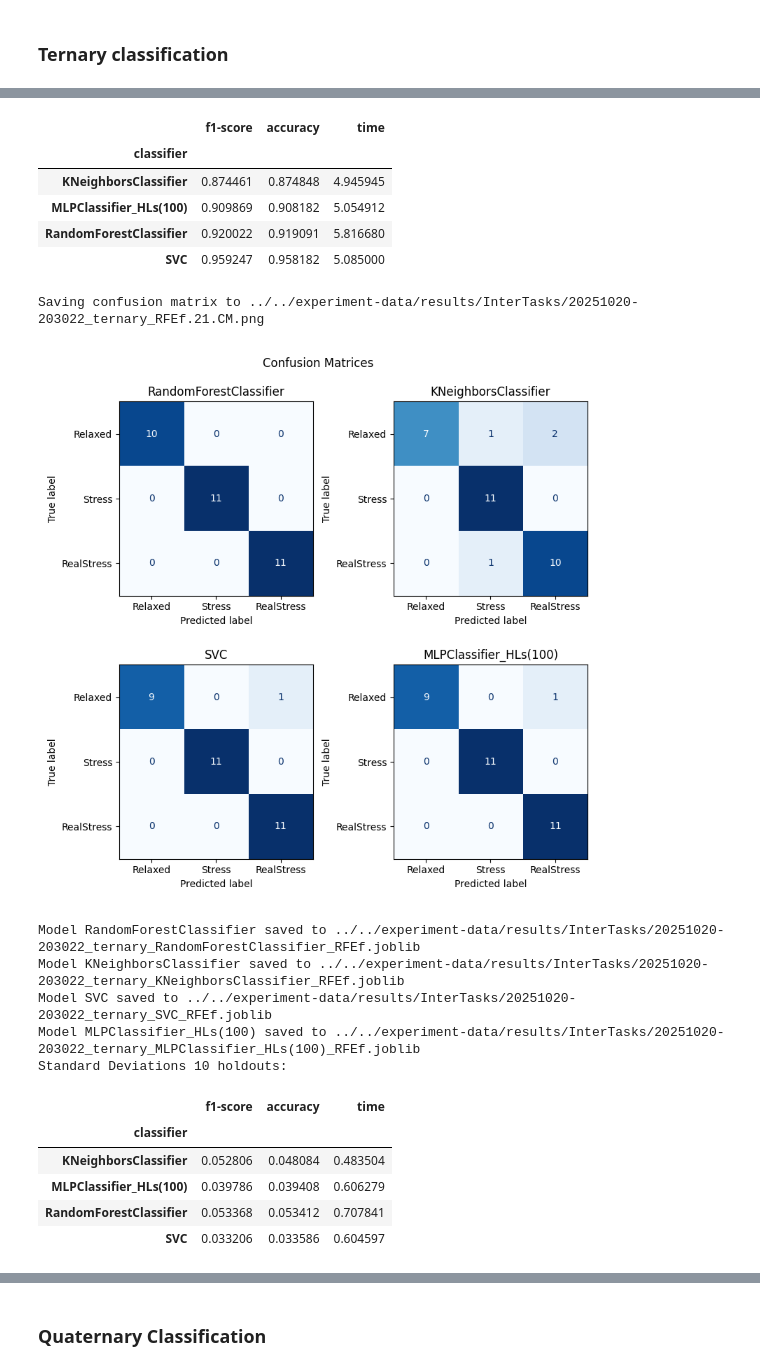
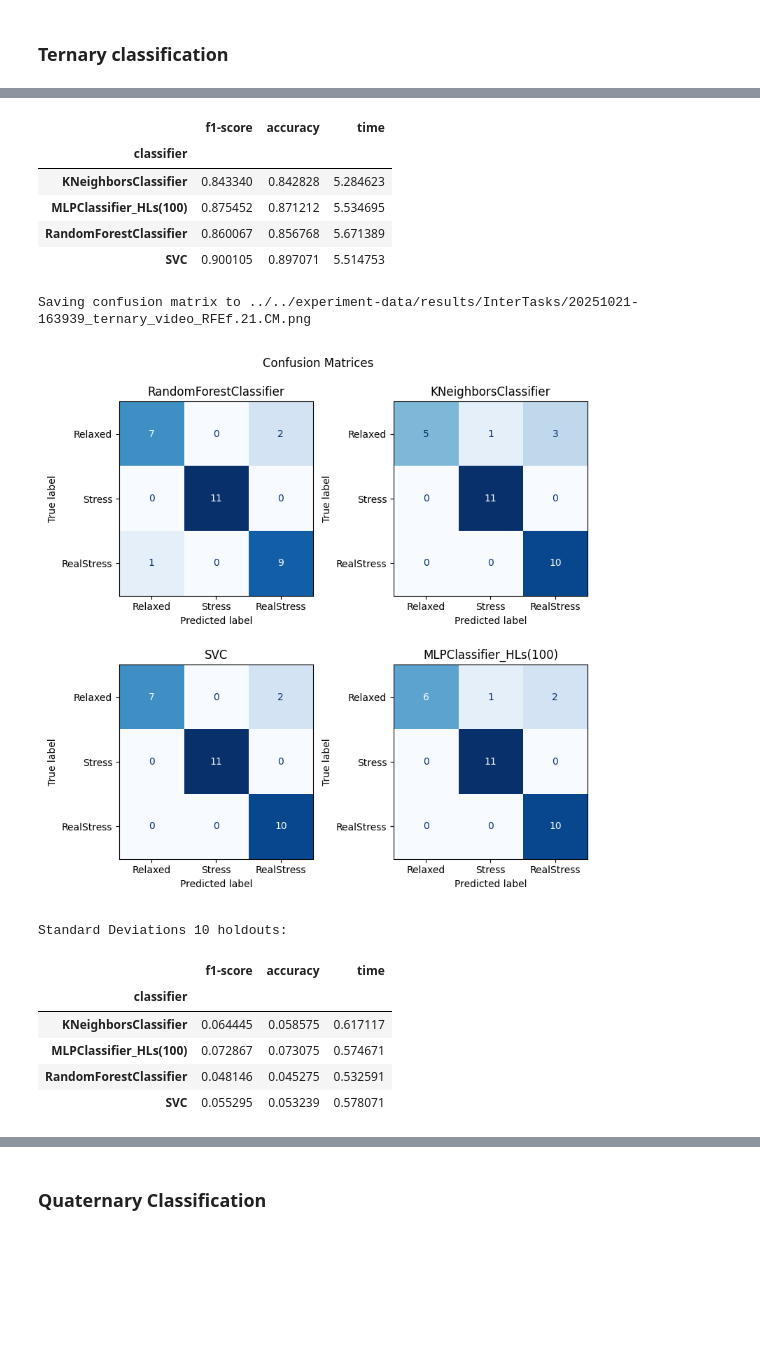
Before and after one commit to sergiodl-ubi/stressID, a Jupyter notebook: Classification/classification_expdata.within.ipynb, the cells around one changed output, grey strips where cells are left out. Saved outputs shown, nothing was run; the diff lists cells and outputs as text; code cells hidden in the pictures; blank space fills up the shorter version.

```diff
--- a/Classification/classification_expdata.within.ipynb
+++ b/Classification/classification_expdata.within.ipynb
@@ -63,7 +63,7 @@ def show_label_stats(labels: list[str], y: pd.Series):
     display(df.set_index("labels"))
 
 def output(results: pd.DataFrame, conf_matrices: dict[str, np.ndarray], meta: dict):
-    classification = meta['classification']
+    classification = f"{meta['classification']}_{meta['training_tasks']}"
     feature_selector = meta['feature_selector']
     state_int = meta['state_int']
     labels = meta['classes']
@@ -97,7 +97,7 @@ def output(results: pd.DataFrame, conf_matrices: dict[str, np.ndarray], meta: di
 
 
 def save_models(classifiers: dict[str, Pipeline], meta: dict):
-    classification = meta["classification"]
+    classification = f"{meta['classification']}_{meta['training_tasks']}"
     for name, cls in classifiers.items():
         now = datetime.now()
         timestamp = now.strftime("%Y%m%d-%H%M%S")
@@ -218,7 +218,7 @@ Several models are tested: Random Forests, K nearets neighbors, SVM, and Multi L
 # %% [markdown]
 ### Parameter and models configuration
 # %%
-training_tasks = "calc"  # Literal["video" | "calc"]
+training_tasks = "video"  # Literal["video" | "calc"]
 params = {
     "training_tasks": training_tasks,
     "testing_tasks": "calc" if training_tasks == "video" else "video",
@@ -230,7 +230,7 @@ params = {
     "show_averages": True,
     "show_confusion_matrices": True,
     "save_confusion_matrices": True,
-    "save_models": True,
+    "save_models": False,
     "save_results": True,
     "verbose": False,
 }
@@ -337,7 +337,7 @@ Resampled dataset
 # %%
 # 10 random splits holdout
 if validations['holdout']:
-    res, conf, models, probs_dict = make_nclassif_random_splits(
+    res, conf, models_10h, probs_dict = make_nclassif_random_splits(
         x_in,
         y_in,
         n_splits=params["n_splits"],
@@ -350,7 +350,7 @@ if validations['holdout']:
     )
     output(res, conf, params)
     if params["save_models"]:
-        save_models(models, params)
+        save_models(models_10h, params)
 
     print(f"Standard Deviations {params['n_splits']} holdouts:")
     display(res.groupby(["classifier"]).std()[["f1-score", "accuracy", "time"]])
@@ -607,7 +577,7 @@ params['classes'] = TER_LABELS
 show_label_stats(params['classes'], trainset_ter_y)
 
 if params["data_augmentation"]:
-    ada = ADASYN(random_state=params["state_int"], sampling_strategy={0:55, 1:55, 2:55})
+    ada = ADASYN(random_state=params["state_int"], sampling_strategy={0:52, 1:52, 2:52}) # sampling_strategy={0:49, 1:49, 2:49}) for calc
     x_in, y_in = ada.fit_resample(trainset_x, trainset_ter_y)
     print("Resampled dataset")
     show_label_stats(params['classes'], y_in)
@@ -629,7 +599,7 @@ Resampled dataset
 # %%
 # 10 random splits holdout
 if validations["holdout"]:
-    res, conf, models, probs_dict = make_nclassif_random_splits(
+    res, conf, models_10h, probs_dict = make_nclassif_random_splits(
         x_in,
         y_in,
         n_splits=params["n_splits"],
@@ -642,7 +612,7 @@ if validations["holdout"]:
     )
     output(res, conf, params)
     if params["save_models"]:
-        save_models(models, params)
+        save_models(models_10h, params)
 
     print(f"Standard Deviations {params['n_splits']} holdouts:")
     display(res.groupby(["classifier"]).std()[["f1-score", "accuracy", "time"]])
@@ -661,22 +631,18 @@ Saving results to ../../experiment-data/results/InterTasks/20251020-203022_terna
 |  | f1-score | accuracy | time |
 | classifier |  |  |  |
-| KNeighborsClassifier | 0.874461 | 0.874848 | 4.945945 |
-| MLPClassifier_HLs(100) | 0.909869 | 0.908182 | 5.054912 |
-| RandomForestClassifier | 0.920022 | 0.919091 | 5.816680 |
-| SVC | 0.959247 | 0.958182 | 5.085000 |
+| KNeighborsClassifier | 0.843340 | 0.842828 | 5.284623 |
+| MLPClassifier_HLs(100) | 0.875452 | 0.871212 | 5.534695 |
+| RandomForestClassifier | 0.860067 | 0.856768 | 5.671389 |
+| SVC | 0.900105 | 0.897071 | 5.514753 |
-Saving confusion matrix to ../../experiment-data/results/InterTasks/20251020-203022_ternary_RFEf.21.CM.png
+Saving confusion matrix to ../../experiment-data/results/InterTasks/20251021-163939_ternary_video_RFEf.21.CM.png
-[figure, old version]
+[figure, new version]
-Model RandomForestClassifier saved to ../../experiment-data/results/InterTasks/20251020-203022_ternary_RandomForestClassifier_RFEf.joblib
-Model KNeighborsClassifier saved to ../../experiment-data/results/InterTasks/20251020-203022_ternary_KNeighborsClassifier_RFEf.joblib
-Model SVC saved to ../../experiment-data/results/InterTasks/20251020-203022_ternary_SVC_RFEf.joblib
-Model MLPClassifier_HLs(100) saved to ../../experiment-data/results/InterTasks/20251020-203022_ternary_MLPClassifier_HLs(100)_RFEf.joblib
 Standard Deviations 10 holdouts:
 |  | f1-score | accuracy | time |
 | classifier |  |  |  |
-| KNeighborsClassifier | 0.052806 | 0.048084 | 0.483504 |
-| MLPClassifier_HLs(100) | 0.039786 | 0.039408 | 0.606279 |
-| RandomForestClassifier | 0.053368 | 0.053412 | 0.707841 |
-| SVC | 0.033206 | 0.033586 | 0.604597 |
+| KNeighborsClassifier | 0.064445 | 0.058575 | 0.617117 |
+| MLPClassifier_HLs(100) | 0.072867 | 0.073075 | 0.574671 |
+| RandomForestClassifier | 0.048146 | 0.045275 | 0.532591 |
+| SVC | 0.055295 | 0.053239 | 0.578071 |
 # %%
 # 5-fold cross-validation
 if validations["kfold"]:
```
Also changed, not shown: parts of 12 cells of this notebook, 6 other files.
